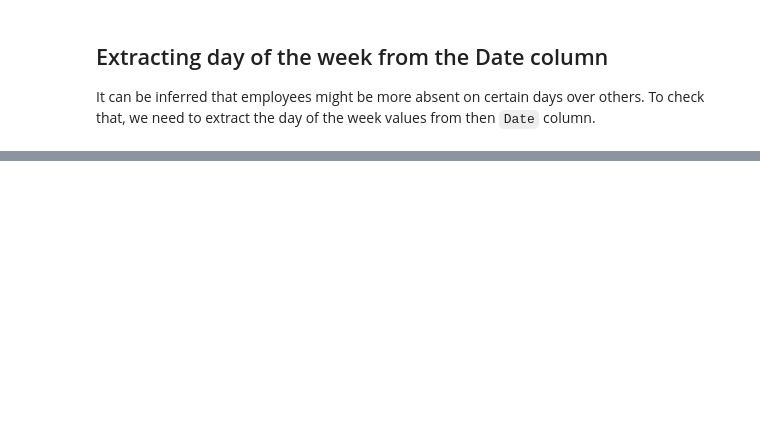
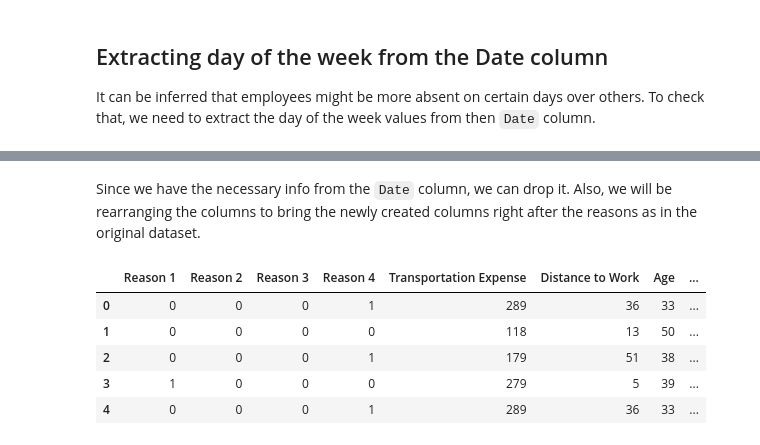
Before and after one commit to Rafsan7238/Data-Science_Udemy, a Jupyter notebook: Exercise/Final Project_Absenteeism/Data Preprocessing/preprocessing.ipynb, the cells around one changed output, grey strips where cells are left out. Cells and saved outputs as stored; diff of their text form; code cells hidden in the pictures; blank space fills up the shorter version.

```diff
--- a/Exercise/Final Project_Absenteeism/Data Preprocessing/preprocessing.ipynb
+++ b/Exercise/Final Project_Absenteeism/Data Preprocessing/preprocessing.ipynb
@@ -468,3 +468,16 @@ df.head()
 | 2 | 0 | 0 | 0 | 1 | 2015-07-15 | 179 | 51 | 38 | ... |
 | 3 | 1 | 0 | 0 | 0 | 2015-07-16 | 279 | 5 | 39 | ... |
 | 4 | 0 | 0 | 0 | 1 | 2015-07-23 | 289 | 36 | 33 | ... |
+# %% [markdown]
+Since we have the necessary info from the `Date` column, we can drop it. Also, we will be rearranging the columns to bring the newly created columns right after the reasons as in the original dataset.
+# %%
+# drop the `Date` column
+df.drop(['Date'], axis=1, inplace=True)
+df.head()
+# %% [output]
+|  | Reason 1 | Reason 2 | Reason 3 | Reason 4 | Transportation Expense | Distance to Work | Age | ... |
+| 0 | 0 | 0 | 0 | 1 | 289 | 36 | 33 | ... |
+| 1 | 0 | 0 | 0 | 0 | 118 | 13 | 50 | ... |
+| 2 | 0 | 0 | 0 | 1 | 179 | 51 | 38 | ... |
+| 3 | 1 | 0 | 0 | 0 | 279 | 5 | 39 | ... |
+| 4 | 0 | 0 | 0 | 1 | 289 | 36 | 33 | ... |
```
Also changed, not shown: parts of 1 cell of this notebook.
